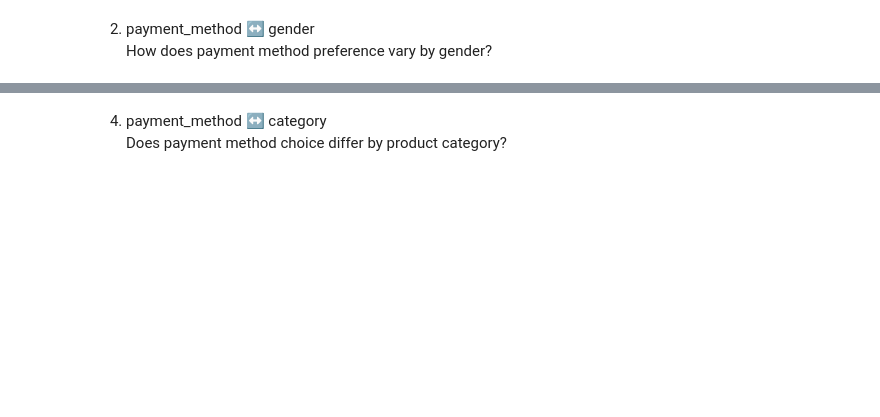
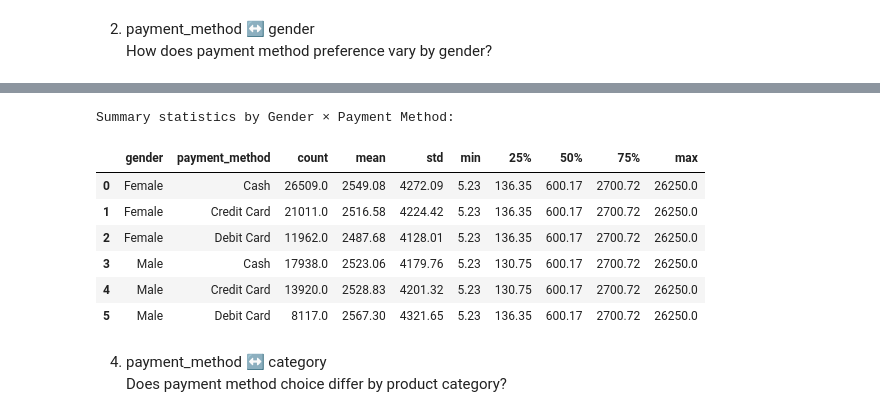
Before and after one commit to ebrarsudedogan/Mining-Retail-Behavior-in-Istanbul-Malls-Using-Consumer-Sentiment-Indices, a Jupyter notebook: data_analysis_daily/dataset_payment_behavior.ipynb, the cells around one changed output, grey strips where cells are left out. Saved outputs shown, nothing was run; the diff lists cells and outputs as text; code cells hidden in the pictures; blank space fills up the shorter version.

```diff
--- a/data_analysis_daily/dataset_payment_behavior.ipynb
+++ b/data_analysis_daily/dataset_payment_behavior.ipynb
@@ -218,3 +235,23 @@ p = 0.2638 ≥ 0.05  →  Fail to reject H₀.
+# %%
+# 1. Gender × Payment Method summary statistics
+summary_gender_payment = (
+    df.groupby(["gender", "payment_method"])["total_price"]
+      .describe()
+      .round(2)
+      .reset_index()
+)
+
+print("\nSummary statistics by Gender × Payment Method:\n")
+display(summary_gender_payment)
+# %% [output]
+Summary statistics by Gender × Payment Method:
+|  | gender | payment_method | count | mean | std | min | 25% | 50% | 75% | max |
+| 0 | Female | Cash | 26509.0 | 2549.08 | 4272.09 | 5.23 | 136.35 | 600.17 | 2700.72 | 26250.0 |
+| 1 | Female | Credit Card | 21011.0 | 2516.58 | 4224.42 | 5.23 | 136.35 | 600.17 | 2700.72 | 26250.0 |
+| 2 | Female | Debit Card | 11962.0 | 2487.68 | 4128.01 | 5.23 | 136.35 | 600.17 | 2700.72 | 26250.0 |
+| 3 | Male | Cash | 17938.0 | 2523.06 | 4179.76 | 5.23 | 130.75 | 600.17 | 2700.72 | 26250.0 |
+| 4 | Male | Credit Card | 13920.0 | 2528.83 | 4201.32 | 5.23 | 130.75 | 600.17 | 2700.72 | 26250.0 |
+| 5 | Male | Debit Card | 8117.0 | 2567.30 | 4321.65 | 5.23 | 136.35 | 600.17 | 2700.72 | 26250.0 |
 # %% [markdown]
 4. payment_method ↔ category <br>
 Does payment method choice differ by product category?
```
Also changed, not shown: parts of 6 cells of this notebook, 4 other files.
